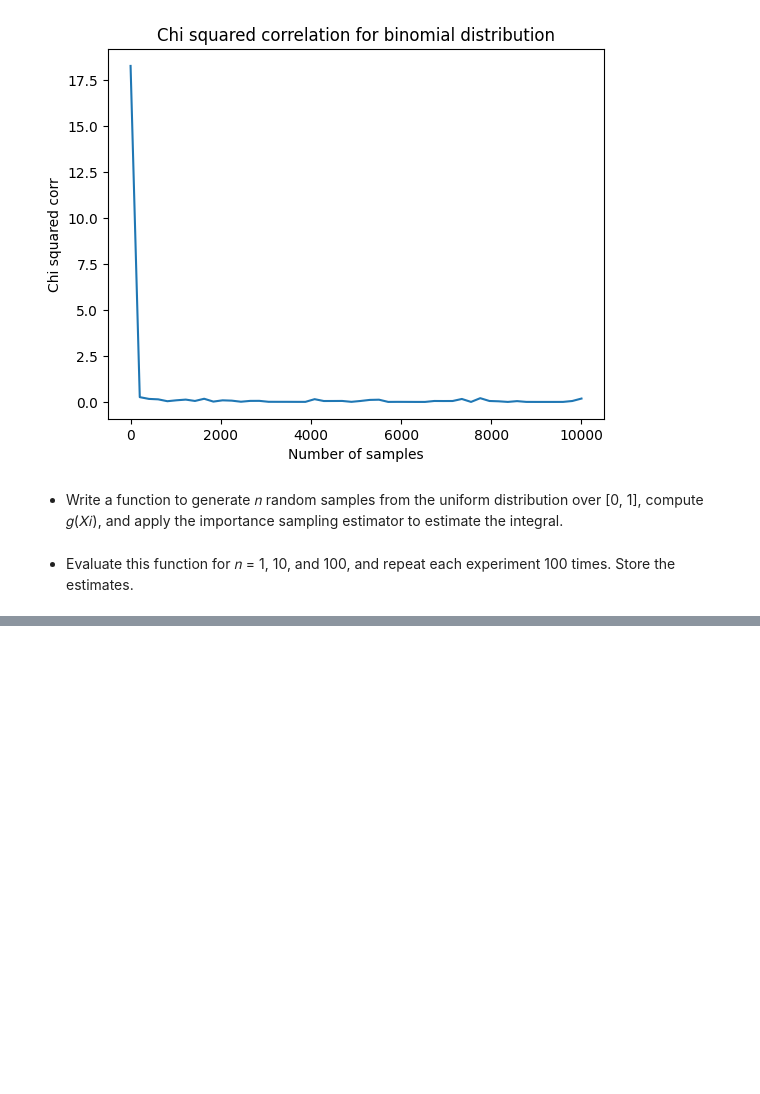
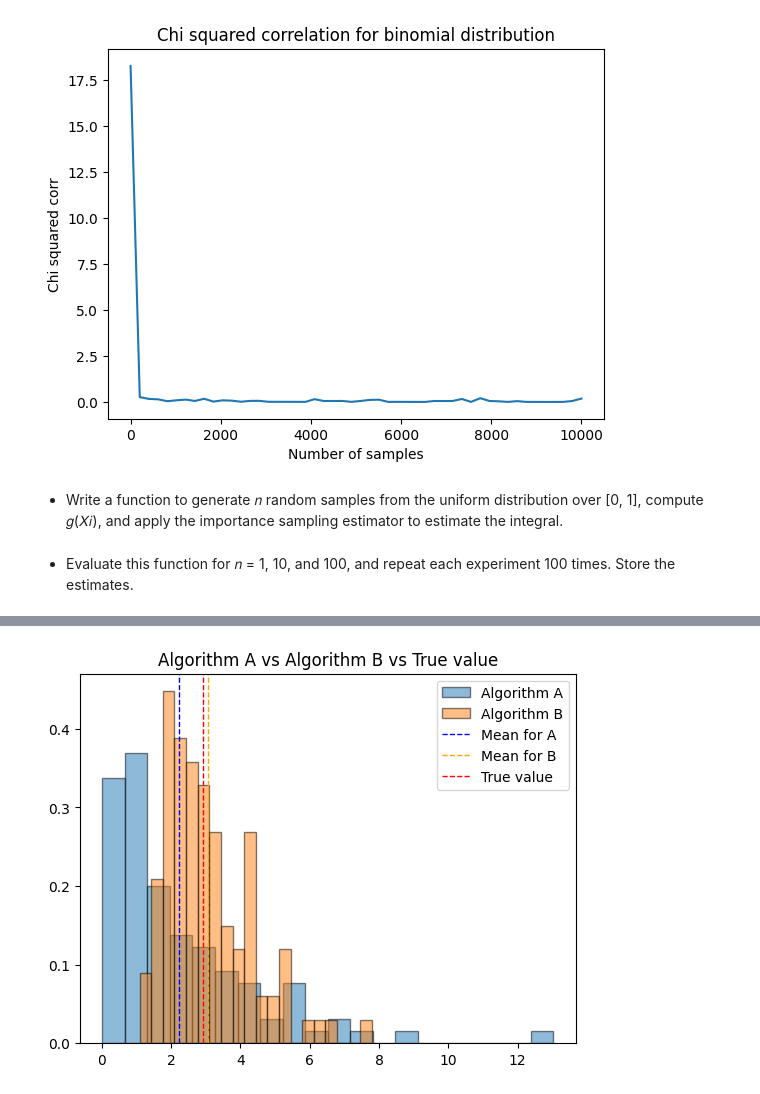
Before and after one commit to FabianGobet/USI-projects, a Jupyter notebook: SM/lab1_final.ipynb, the cells around one changed output, grey strips where cells are left out. Drawn from its saved outputs; the diff is of its cells as text; code cells hidden in the pictures; blank space fills up the shorter version.

```diff
--- a/SM/lab1_final.ipynb
+++ b/SM/lab1_final.ipynb
@@ -165,0 +174,62 @@ plt.show()
+# %%
+def get_person_job_cost(number_persons_jobs):
+    person_to_job = {}
+    person_job_cost = []
+
+    for i in range(number_persons_jobs):
+        person_to_job[i] = {}
+        for j,c in enumerate(inverse_exponetial_CDF(np.random.uniform(0,1,number_persons_jobs), 1)):
+            person_to_job[i][j] = c
+            person_job_cost.append((i,j,c))
+
+    return person_to_job, person_job_cost
+
+def algo_A(person_to_job):
+    chosen_jobs = []
+    cost = 0
+
+    for i in person_to_job.keys():
+        for j in chosen_jobs:
+            del person_to_job[i][j]
+        job,cost = min(person_to_job[i].items(), key=(lambda x: x[1]))
+        chosen_jobs.append(job)
+        cost += cost
+
+    return cost
+
+def algo_B(person_job_cost):
+    cost = 0
+
+    while len(person_job_cost) > 0:
+        min_cost_tuple = min(person_job_cost, key=lambda x: x[2])
+        cost += min_cost_tuple[2]
+        person_job_cost = [x for x in person_job_cost if x[0] != min_cost_tuple[0] and x[1] != min_cost_tuple[1]]
+
+    return cost
+
+def harmonic_sum(n=10):
+    return sum([1/i for i in range(1,n+1)])
+
+
+A = []
+B = []
+
+for _ in range(100):
+    person_to_job, person_job_cost = get_person_job_cost(10)
+    A.append(algo_A(person_to_job))
+    B.append(algo_B(person_job_cost))
+
+true_val = harmonic_sum(10)
+
+
+#histogram
+plt.hist(A, bins=20, edgecolor='black', density=True, alpha=0.5, label='Algorithm A')
+plt.hist(B, bins=20, edgecolor='black', density=True, alpha=0.5, label='Algorithm B')
+plt.axvline(np.mean(A), color='blue', linestyle='dashed', linewidth=1, label='Mean for A')
+plt.axvline(np.mean(B), color='orange', linestyle='dashed', linewidth=1, label='Mean for B')
+plt.axvline(true_val, color='red', linestyle='dashed', linewidth=1, label='True value')
+plt.title('Algorithm A vs Algorithm B vs True value')
+plt.legend()
+plt.show()
+# %% [output]
+[figure, added]
```
Also changed, not shown: parts of 3 cells of this notebook, 1 other file.
